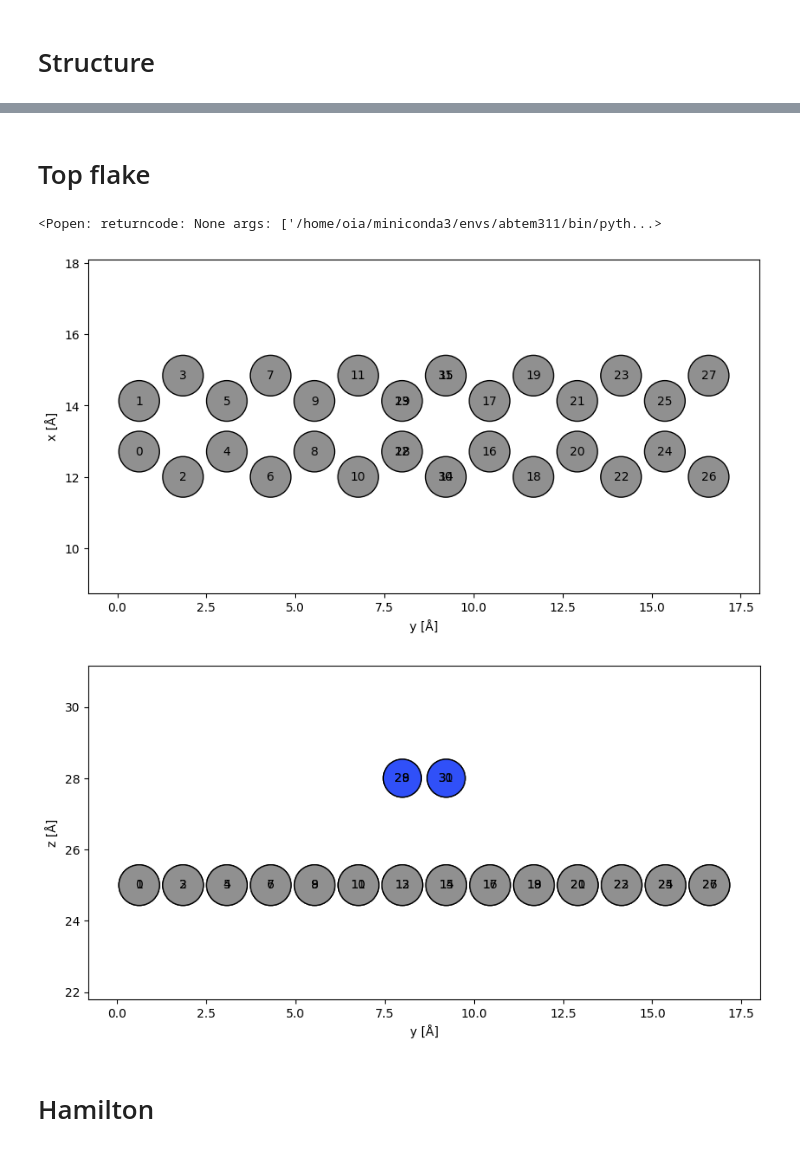
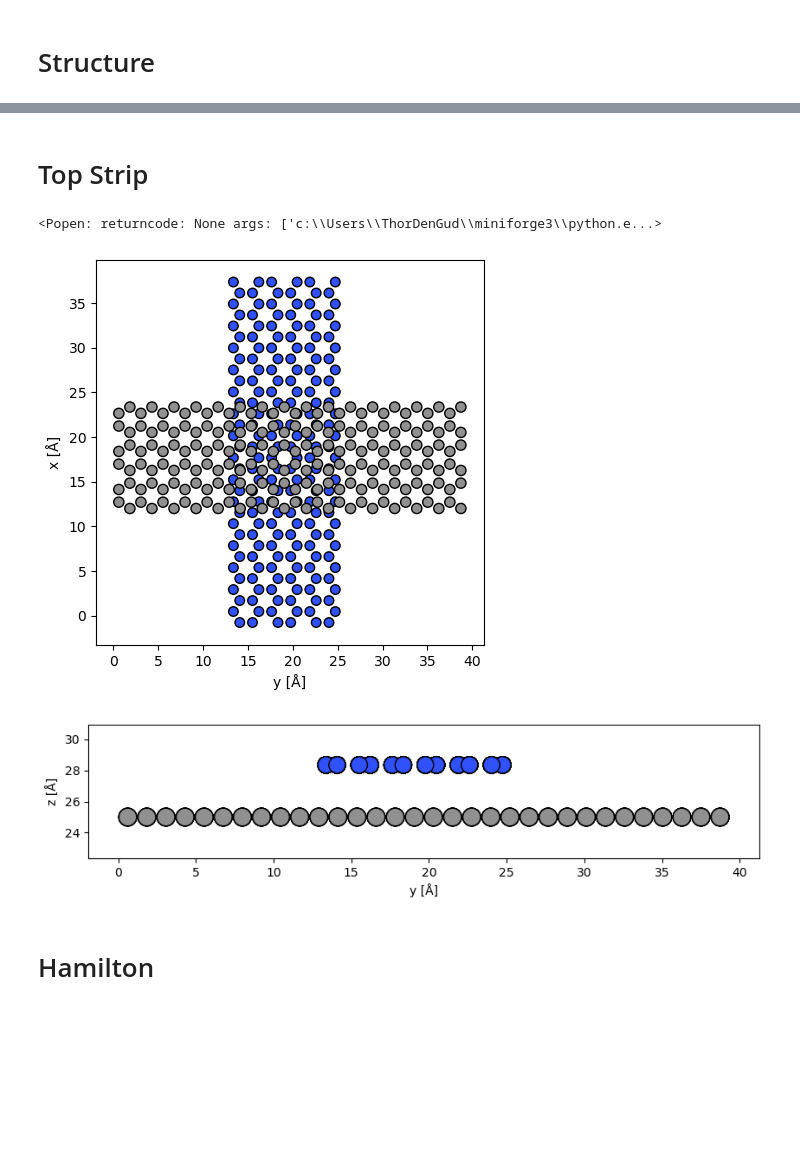
Before and after one commit to KayaGerds/Project, a Jupyter notebook: Main_moy.ipynb, the cells around one changed output, grey strips where cells are left out. Cells and saved outputs as stored; diff of their text form; code cells hidden in the pictures; blank space fills up the shorter version.

```diff
--- a/Main_moy.ipynb
+++ b/Main_moy.ipynb
@@ -61,25 +61,46 @@ Cell([26.84, 17.21658502723464, 50.0])
 # %% [markdown]
-# Top flake
+# Top Strip
 # %%
 bottom = NR.copy()
 top = NR.copy()
 
-top.positions[:,2] += 3
-num_del = nL*3
+top.positions[:,2] += 3.35 # distance between strips
 
-del top[0:num_del]
-del top[len(top)-num_del::]
 # change symbol to Nitrogen for identification
 top.symbols = 'N'
+
+# ROTATING TOP
+
+# center atoms cordinats
+CA1 = top.positions[int(nL/2)*(num_cells-1)+int(nL/4)-1]
+CA2 = top.positions[int(nL/2)*(num_cells-1)+int(nL/4)]
+
+# rotating angle
+ang = 0
+
+# going from AA to AB (only for ang = 30)
+#top.positions[:,0] += - np.sin(ang * np.pi/180)*(CA2[0]-CA1[0])/2
+#top.positions[:,1] += np.cos(ang * np.pi/180)*(CA2[0]-CA1[0])/2
+
+# rotating
+top.rotate(
+    -90+ang,
+    'z',
+    center=(CA1[0]+(CA2[0]-CA1[0])/2, CA1[1], 3.0),
+    rotate_cell=False
+)
+
+
+# merging
 atoms = bottom + top
 
-abtem.show_atoms(atoms,plane='yx',numbering=True,merge = False,show_cell=False,figsize=(10,5))
-abtem.show_atoms(atoms,plane='yz',numbering=True,merge = False,show_cell=False,figsize=(10,5))
+abtem.show_atoms(atoms,plane='yx',numbering=False,merge = False,show_cell=False,figsize=(5,5))
+abtem.show_atoms(atoms,plane='yz',numbering=False,merge = False,show_cell=False,figsize=(10,2))
 
 view(atoms)
 # %% [output]
-<Popen: returncode: None args: ['/home/oia/miniconda3/envs/abtem311/bin/pyth...>
+<Popen: returncode: None args: ['c:\\Users\\ThorDenGud\\miniforge3\\python.e...>
-[figure, old version]
+[figure, new version]
-[figure, old version]
+[figure, new version]
 # %% [markdown]
 # Hamilton
```
Also changed, not shown: parts of 21 cells of this notebook.
